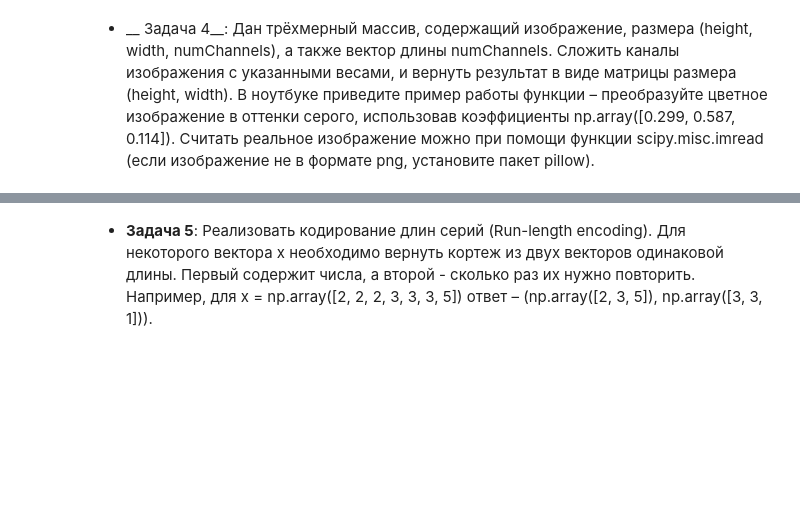
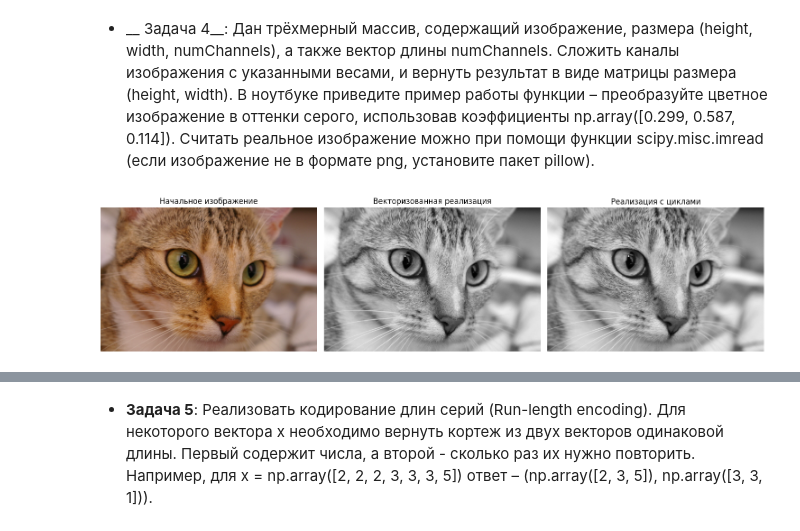
Before and after one commit to nordcross/V-ml-11--, a Jupyter notebook: task1_numpy_practive.ipynb, the cells around one changed output, grey strips where cells are left out. Cells and saved outputs as stored; diff of their text form; code cells hidden in the pictures; blank space fills up the shorter version.

```diff
--- a/task1_numpy_practive.ipynb
+++ b/task1_numpy_practive.ipynb
@@ -278,0 +366,81 @@ plt.show()
+# %%
+def convert_image_vectorized(image, weight):
+    return np.sum(image * weight, axis=2)
+# %%
+def convert_image_cyclic(image, weights):
+    height, width, num_channels = image.shape
+    result = np.zeros((height, width))
+    for i in range(height):
+        for j in range(width):
+            for k in range(num_channels):
+                result[i, j] += image[i, j, k] * weights[k]
+    return result
+# %%
+import numpy as np
+import matplotlib.pyplot as plt
+from skimage import data
+import time
+
+def convert_image_cyclic(image, weights):
+    height, width, num_channels = image.shape
+    result = np.zeros((height, width))
+    for i in range(height):
+        for j in range(width):
+            for k in range(num_channels):
+                result[i, j] += image[i, j, k] * weights[k]
+    return result
+
+def convert_image_vectorized(image, weight):
+    return np.sum(image * weight, axis=2)
+
+def measure_time(func, *args, repetitions=5):
+    start_time = time.time()
+    for _ in range(repetitions):
+        result = func(*args)
+    end_time = time.time()
+    return (end_time - start_time) / repetitions, result
+image = data.chelsea()
+weights = np.array([0.299, 0.587, 0.114])
+time_vec, result_vec = measure_time(convert_image_vectorized, image, weights)
+time_loop, result_loop = measure_time(convert_image_cyclic, image, weights)
+plt.figure(figsize=(15, 5))
+plt.subplot(1, 3, 1)
+plt.imshow(image)
+plt.title('Начальное изображение')
+plt.axis('off')
+plt.subplot(1, 3, 2)
+plt.imshow(result_vec, cmap='gray')
+plt.title('Векторизованная реализация')
+plt.axis('off')
+plt.subplot(1, 3, 3)
+plt.imshow(result_loop, cmap='gray')
+plt.title('Реализация с циклами')
+plt.axis('off')
+plt.tight_layout()
+plt.show()
+sizes = [(100, 100), (200, 200), (400, 400), (800, 800)]
+times_vectorized = []
+times_loop = []
+
+for size in sizes:
+    test_image = np.random.randint(0, 256, size + (3,), dtype=np.uint8)
+    time_vec, _ = measure_time(convert_image_vectorized, test_image, weights)
+    times_vectorized.append(time_vec)
+    time_loop, _ = measure_time(convert_image_cyclic, test_image, weights)
+    times_loop.append(time_loop)
+
+plt.figure(figsize=(10, 6))
+pixel_counts = [size[0] * size[1] for size in sizes]
+plt.plot(pixel_counts, times_vectorized, 'o-', label='Векторизованная', linewidth=2, markersize=6)
+plt.plot(pixel_counts, times_loop, 's-', label='С циклами', linewidth=2, markersize=6)
+plt.xlabel('Количество пикселей', fontsize=12)
+plt.ylabel('Время выполнения (секунды)', fontsize=12)
+plt.title('Сравнение производительности реализаций', fontsize=14)
+plt.legend(fontsize=12)
+plt.grid(True, alpha=0.3)
+plt.xscale('log')
+plt.yscale('log')
+plt.tight_layout()
+plt.show()
+# %% [output]
+[figure, added]
```
Also changed, not shown: parts of 16 cells of this notebook.
